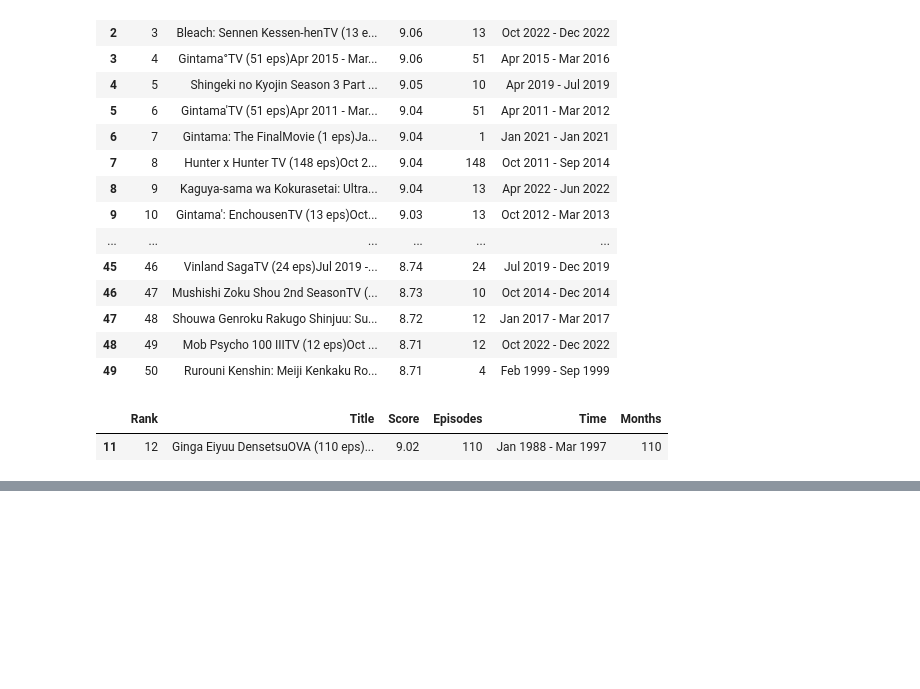
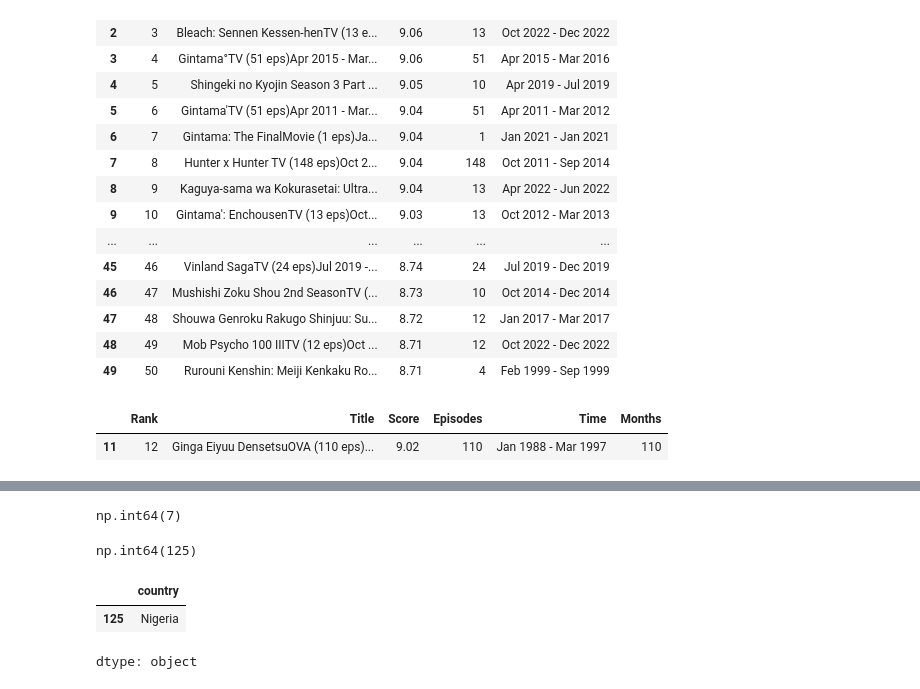
Before and after one commit to Aniket-Kumar-7/Pandas-Library, a Jupyter notebook: Pandas.ipynb, the cells around one changed output, grey strips where cells are left out. Drawn from its saved outputs; the diff is of its cells as text; code cells hidden in the pictures; blank space fills up the shorter version.

```diff
--- a/Pandas.ipynb
+++ b/Pandas.ipynb
@@ -504,0 +525,5 @@ memory usage: 97.1+ KB
+# %%
+df.loc[df['political_leader'].isna()]
+df[df['political_leader'].isna()]['country'].count()
+# %% [output]
+np.int64(7)
@@ -504,0 +535,12 @@ memory usage: 97.1+ KB
+# %%
+df[True==df['country_long'].apply(republic)]['country'].count()
+# %% [output]
+np.int64(125)
+# %%
+africa_df=df[df['continent']=='Africa']
+africa_df.sort_values(by='population',ascending=False)['country'].iloc[0]
+africa_df[africa_df['population']==africa_df['population'].max()]['country']
+# %% [output]
+|  | country |
+| 125 | Nigeria |
+dtype: object
```
Also changed, not shown: parts of 7 cells of this notebook.
